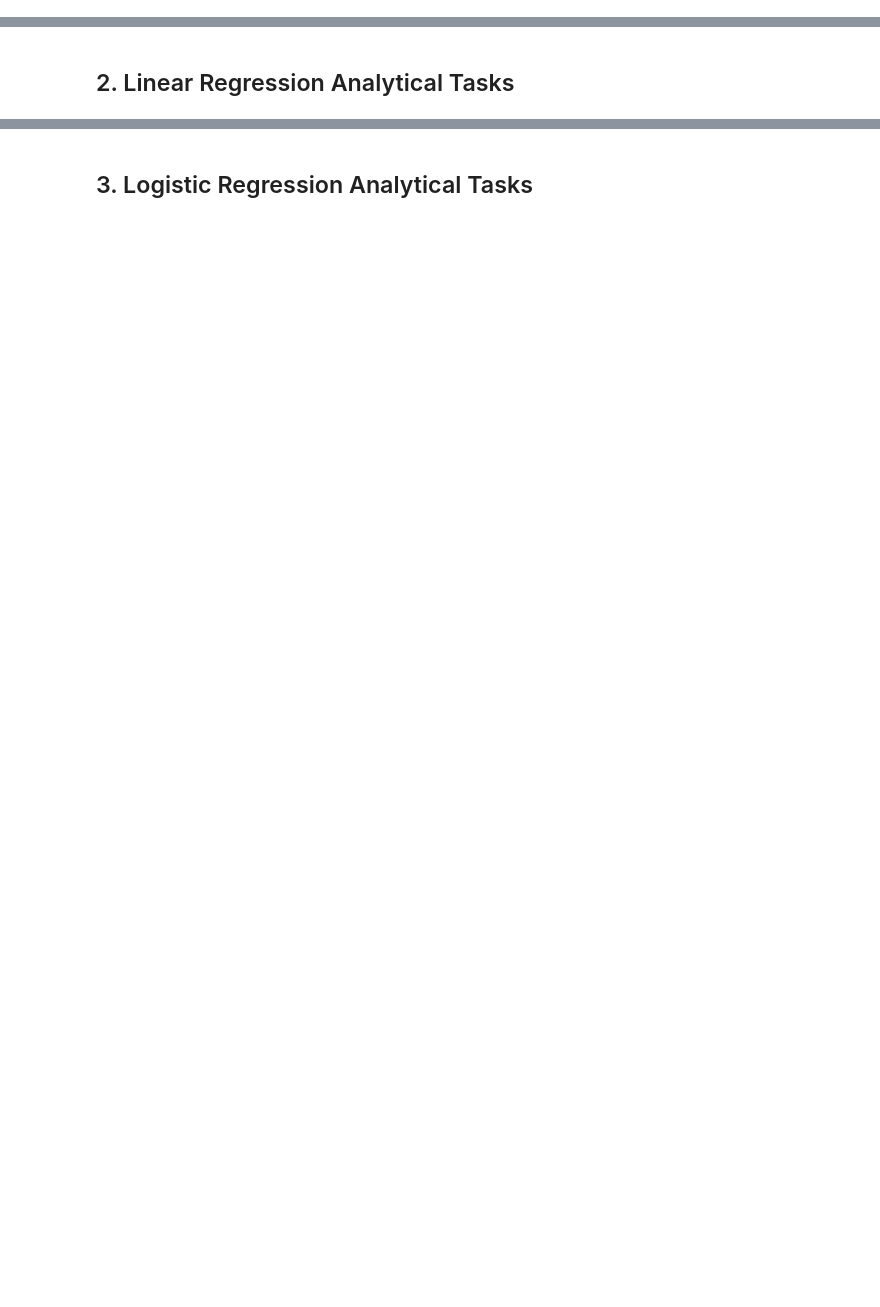
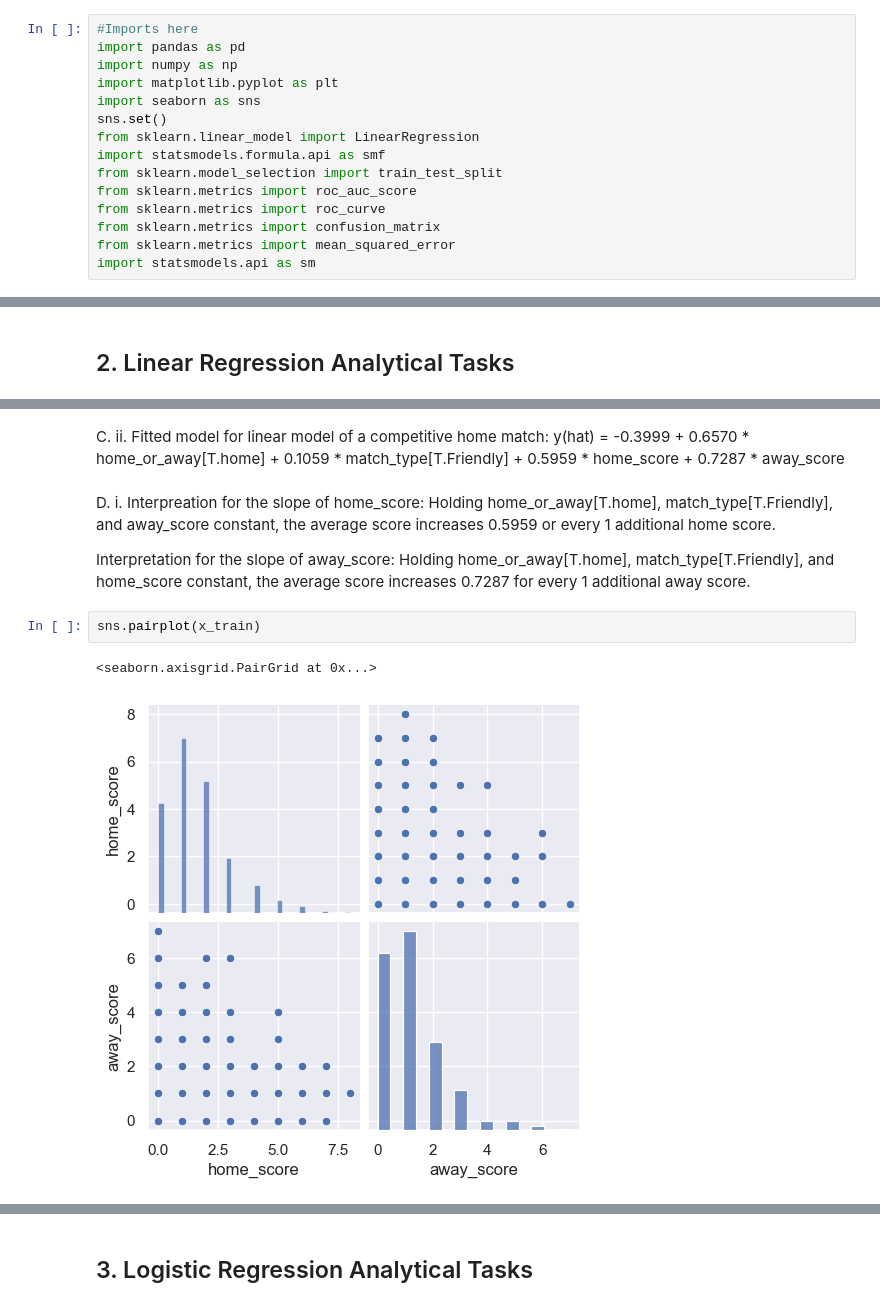
Before and after one commit to Gomez-Andres-8/STAT-207-Coursework, a Jupyter notebook: project_03/project_03_template.ipynb, the cells around one changed output, grey strips where cells are left out. Saved outputs shown, nothing was run; the diff lists cells and outputs as text; blank space fills up the shorter version.

```diff
--- a/project_03/project_03_template.ipynb
+++ b/project_03/project_03_template.ipynb
@@ -8,0 +19,15 @@ YOUR NAMES
+# %%
+#Imports here
+import pandas as pd
+import numpy as np
+import matplotlib.pyplot as plt
+import seaborn as sns
+sns.set()
+from sklearn.linear_model import LinearRegression
+import statsmodels.formula.api as smf
+from sklearn.model_selection import train_test_split
+from sklearn.metrics import roc_auc_score
+from sklearn.metrics import roc_curve
+from sklearn.metrics import confusion_matrix
+from sklearn.metrics import mean_squared_error
+import statsmodels.api as sm
@@ -10,0 +131,12 @@ YOUR NAMES
+# %% [markdown]
+C. ii. Fitted model for linear model of a competitive home match: y(hat) = -0.3999 + 0.6570 * home_or_away[T.home] + 0.1059 * match_type[T.Friendly] + 0.5959 * home_score + 0.7287 * away_score
+# %% [markdown]
+D.
+i. Interpreation for the slope of home_score: Holding home_or_away[T.home], match_type[T.Friendly], and away_score constant, the average score increases 0.5959 or every 1 additional home score.
+
+Interpretation for the slope of away_score: Holding home_or_away[T.home], match_type[T.Friendly], and home_score constant, the average score increases 0.7287 for every 1 additional away score.
+# %%
+sns.pairplot(x_train)
+# %% [output]
+<seaborn.axisgrid.PairGrid at 0x...>
+[figure, added]
```
Also changed, not shown: parts of 40 cells of this notebook, 15 other files.
